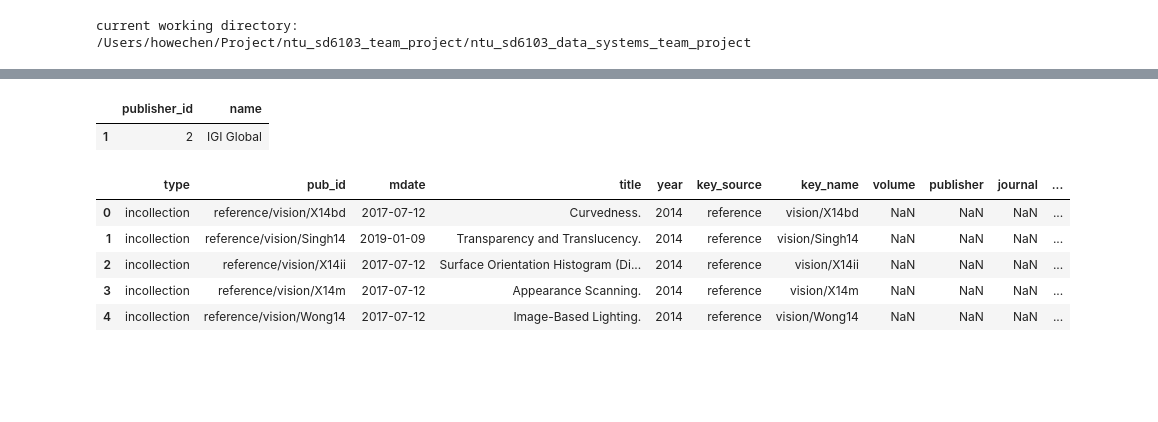
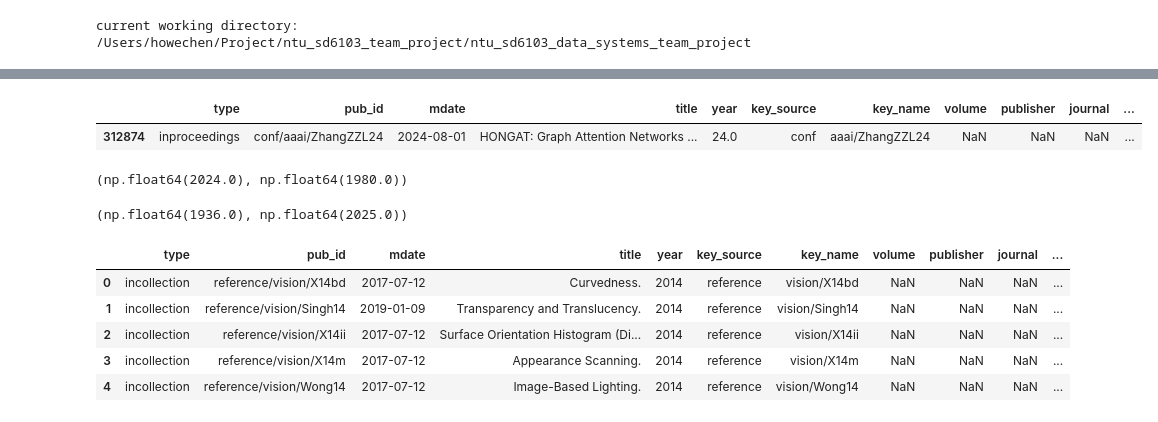
Before and after one commit to HoweChen0517/ntu_sd6103_data_systems_team_project, a Jupyter notebook: notebook/preprocessing.ipynb, the cells around one changed output, grey strips where cells are left out. Cells and saved outputs as stored; diff of their text form; code cells hidden in the pictures; blank space fills up the shorter version.

```diff
--- a/notebook/preprocessing.ipynb
+++ b/notebook/preprocessing.ipynb
@@ -50,5 +41,13 @@ df['journal_id'].dtype, df['publisher_id'].dtype
-# %%
-publisher_df[publisher_df['publisher_id'] == 2]
-# %% [output]
-|  | publisher_id | name |
-| 1 | 2 | IGI Global |
+# %%
+pub_df[pub_df['pub_id']=='conf/aaai/ZhangZZL24']
+# %% [output]
+|  | type | pub_id | mdate | title | year | key_source | key_name | volume | publisher | journal | ... |
+| 312874 | inproceedings | conf/aaai/ZhangZZL24 | 2024-08-01 | HONGAT: Graph Attention Networks ... | 24.0 | conf | aaai/ZhangZZL24 | NaN | NaN | NaN | ... |
+# %%
+temp = pub_df[pub_df['year']<1000]
+temp['year'] = temp['year'].apply(lambda x: x+2000 if x <= 25 else x)
+temp['year'] = temp['year'].apply(lambda x: x+1900 if (x>25) and (x <=100) else x)
+temp['year'] = temp['year'].apply(lambda x: x+1000 if (x >500) and (x <1000) else x)
+temp['year'].max(), temp['year'].min()
+# %% [output]
+(np.float64(2024.0), np.float64(1980.0))
@@ -55,3 +56,7 @@ publisher_df[publisher_df['publisher_id'] == 2]
+# %%
+pub_df['year'].min(), pub_df['year'].max()
+# %% [output]
+(np.float64(1936.0), np.float64(2025.0))
 # %%
 pub_df['key_name_striped'] = pub_df['key_name'].str.split('/').str[0]
 pub_df['year'] = pub_df['year'].astype('Int64')
```
Also changed, not shown: parts of 15 cells of this notebook, 47 other files.
